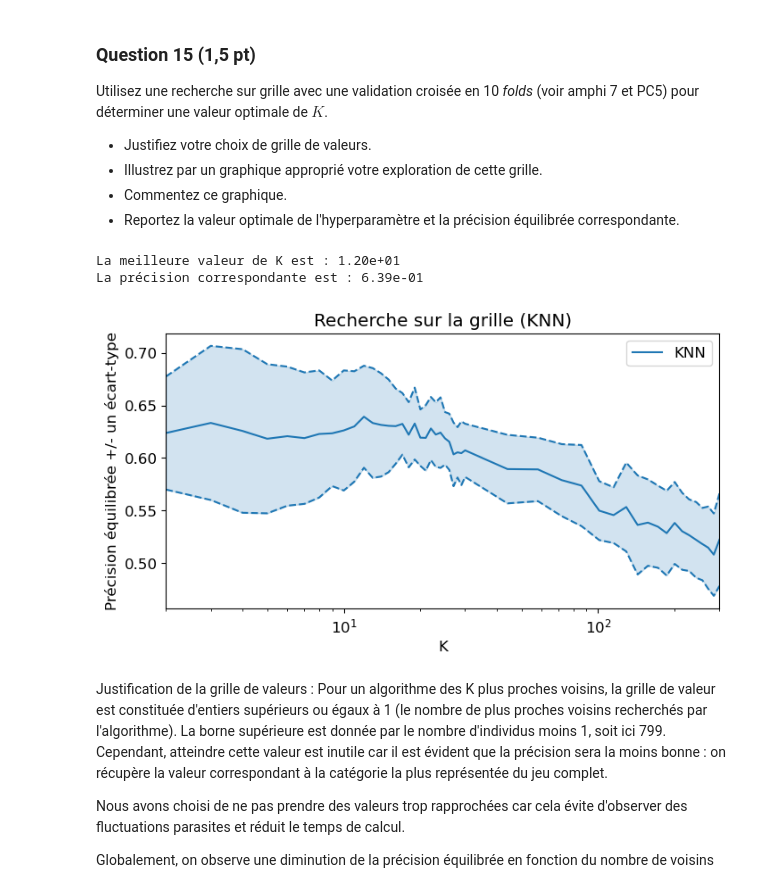
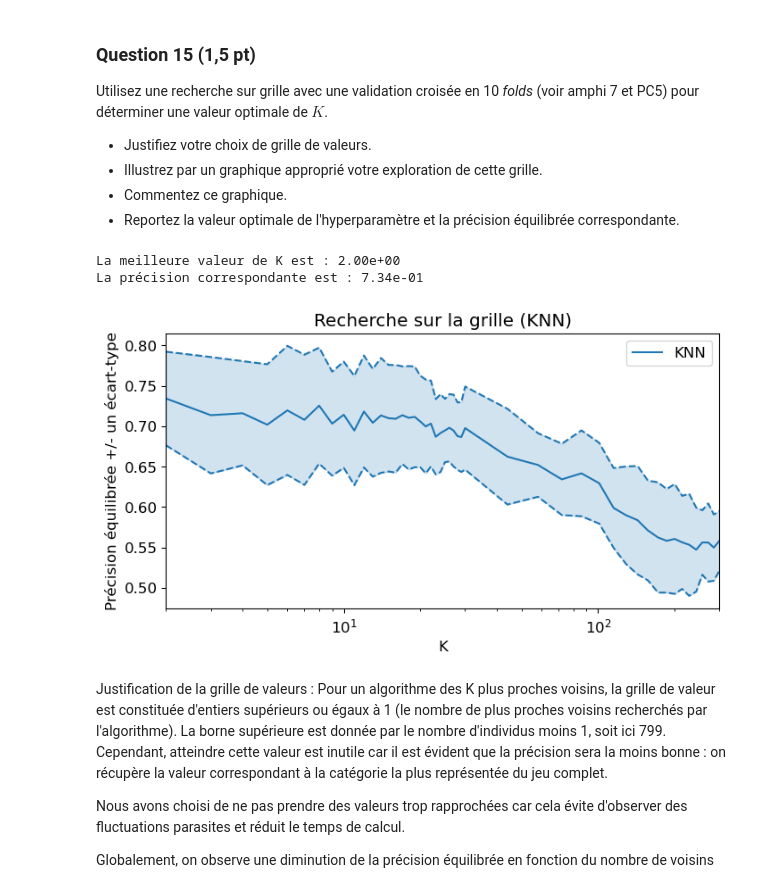
Before and after one commit to maximebailly/sdd_2025, a Jupyter notebook: projet/Projet.ipynb, the cells around one changed output. Cells and saved outputs as stored; diff of their text form; code cells hidden in the pictures.

```diff
--- a/projet/Projet.ipynb
+++ b/projet/Projet.ipynb
@@ -273,10 +273,10 @@ from sklearn.metrics import balanced_accuracy_score
 nneighbor = sklearn.neighbors.KNeighborsClassifier(n_neighbors=1)
 
 # On utilise cette classe sur le jeu d'entraînement
-nneighbor.fit(X_train, y_train)
+nneighbor.fit(X_train, y_train_risk_vs_norisk)
 y_pred = nneighbor.predict(X_train)
 
-balanced_accuracy = balanced_accuracy_score(y_train, y_pred)
+balanced_accuracy = balanced_accuracy_score(y_train_risk_vs_norisk, y_pred)
 print("La précision équilibrée vaut ", balanced_accuracy)
 if balanced_accuracy == 1:
     print("Le résultat est bien celui attendu")
@@ -319,43 +319,43 @@ grid = model_selection.GridSearchCV(k_nneighb, {'n_neighbors': K_s},
                                     scoring='balanced_accuracy')
 
 # Utiliser la recherche sur grille
-grid.fit(X_train, y_train)
+grid.fit(X_train, y_train_risk_vs_norisk)
 grid.cv_results_.keys()
 
 plt.figure(figsize=(8, 4))
 
 balanced_accuracy_score = grid.cv_results_['mean_test_score']
 std_error = grid.cv_results_['std_test_score']
 
 
 # afficher les RMSE avec une échelle logarithmique pour les abscisses :
 plt.semilogx(grid.cv_results_['param_n_neighbors'], balanced_accuracy_score,
              label="KNN", color='tab:blue')
 plt.semilogx(grid.cv_results_['param_n_neighbors'], balanced_accuracy_score + std_error,
              color='tab:blue', linestyle='dashed')
 plt.semilogx(grid.cv_results_['param_n_neighbors'], balanced_accuracy_score - std_error,
              color='tab:blue', linestyle='dashed')
 
 # colorer l'espace entre les courbes représentant les écarts-types
 plt.fill_between(K_s, (balanced_accuracy_score + std_error), (balanced_accuracy_score - std_error),
                  color='tab:blue',
                  alpha=0.2, # contrôle la transparence
                 )
 
 
 # Mise en forme
 plt.xlabel("K")
 plt.ylabel("Précision équilibrée +/- un écart-type")
 plt.xlim([K_s[0], K_s[-1]])
 plt.title("Recherche sur la grille (KNN)")
 plt.legend(loc='best')
 
 print(f"La meilleure valeur de K est : {grid.best_params_['n_neighbors']:.2e}")
 print(f"La précision correspondante est : {grid.best_score_:.2e}")
 # %% [output]
-La meilleure valeur de K est : 1.20e+01
-La précision correspondante est : 6.39e-01
+La meilleure valeur de K est : 2.00e+00
+La précision correspondante est : 7.34e-01
-[figure, old version]
+[figure, new version]
 # %% [markdown]
 Justification de la grille de valeurs :
 Pour un algorithme des K plus proches voisins, la grille de valeur est constituée d'entiers supérieurs ou égaux à 1 (le nombre de plus proches voisins recherchés par l'algorithme). La borne supérieure est donnée par le nombre d'individus moins 1, soit ici 799. Cependant, atteindre cette valeur est inutile car il est évident que la précision sera la moins bonne : on récupère la valeur correspondant à la catégorie la plus représentée du jeu complet.
```
Also changed, not shown: parts of 13 cells of this notebook.
